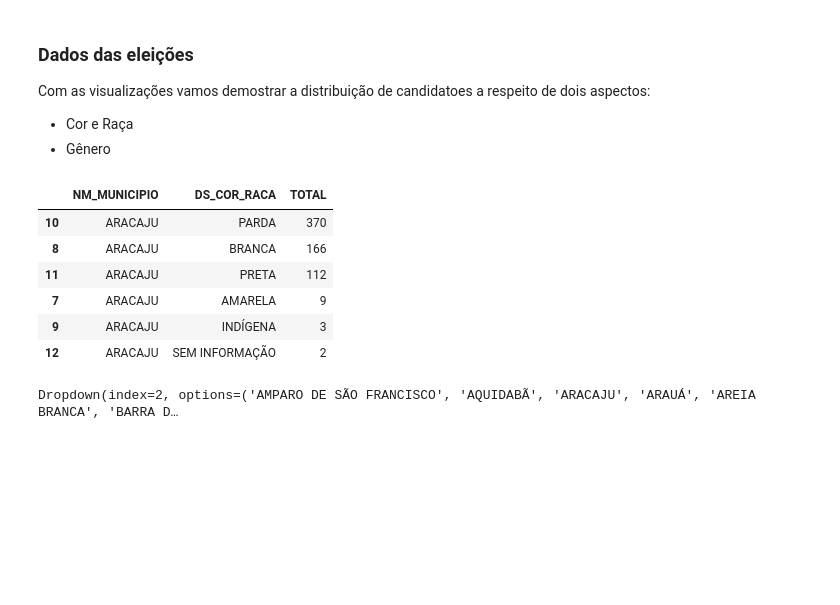
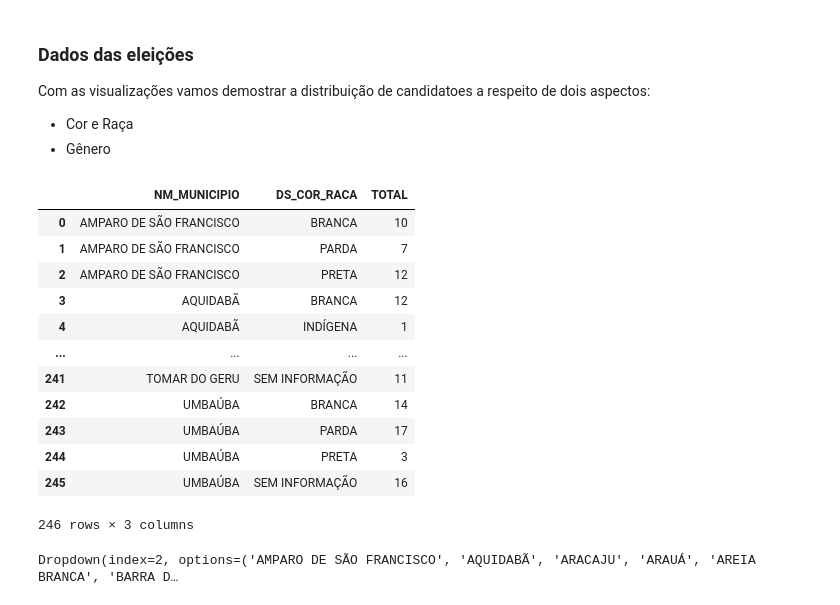
Before and after one commit to adolfoguimaraes/minicurso_dadosabertos, a Jupyter notebook: Material.ipynb, the cells around one changed output. Drawn from its saved outputs; the diff is of its cells as text; code cells hidden in the pictures; blank space fills up the shorter version.

```diff
--- a/Material.ipynb
+++ b/Material.ipynb
@@ -209,12 +213,12 @@ data_candidatos_query
 # %% [markdown]
 Com as duas tabelas, o próximo passo é juntar essas informações em um único dataframe para que eu tenha a informação completa de cada um dos candidatos.
 # %%
-data_final = data_votacao_query.merge(
+data_final_eleicoes = data_votacao_query.merge(
     data_candidatos_query,
     how='left',
     on=['SQ_CANDIDATO']
 )
-data_final
+data_final_eleicoes
 # %% [output]
 |  | SQ_CANDIDATO | NR_CANDIDATO_x | NM_CANDIDATO_x | NM_URNA_CANDIDATO | SG_PARTIDO | NM_MUNICIPIO | ... |
 | 0 | 260000637450 | 13500 | ITANAMARA GUEDES CAVALCANTE | ITANAMARA GUEDES | PT | NOSSA SENHORA DA GLÓRIA | ... |
@@ -230,12 +234,12 @@ data_final
 | 6076 | 260001274314 | 77077 | ELLYS DA SILVA MARQUES SANTANA | ELLYS DA SILVA | SOLIDARIEDADE | BARRA DOS COQUEIROS | ... |
 6077 rows × 17 columns
 # %%
-data_final = data_final[['SQ_CANDIDATO', 'NR_CANDIDATO_x', 'NM_CANDIDATO_x', 'NM_URNA_CANDIDATO',
+data_final_eleicoes = data_final_eleicoes[['SQ_CANDIDATO', 'NR_CANDIDATO_x', 'NM_CANDIDATO_x', 'NM_URNA_CANDIDATO',
        'SG_PARTIDO', 'NM_MUNICIPIO', 'QT_VOTOS_NOMINAIS',
        'DS_GENERO', 'DS_GRAU_INSTRUCAO', 'DS_ESTADO_CIVIL',
        'DS_COR_RACA', 'DS_OCUPACAO', 'ST_REELEICAO', 'DS_CARGO', 'DS_SIT_TOT_TURNO']]
-data_final = data_final.rename(columns={'NR_CANDIDATO_x': 'NR_CANDIDATO', 'NM_CANDIDATO_x': 'NM_CANDIDATO' })
-data_final
+data_final_eleicoes = data_final_eleicoes.rename(columns={'NR_CANDIDATO_x': 'NR_CANDIDATO', 'NM_CANDIDATO_x': 'NM_CANDIDATO' })
+data_final_eleicoes
 # %% [output]
 |  | SQ_CANDIDATO | NR_CANDIDATO | NM_CANDIDATO | NM_URNA_CANDIDATO | SG_PARTIDO | NM_MUNICIPIO | ... |
 | 0 | 260000637450 | 13500 | ITANAMARA GUEDES CAVALCANTE | ITANAMARA GUEDES | PT | NOSSA SENHORA DA GLÓRIA | ... |
@@ -529,9 +533,9 @@ for key in data_frames.keys():
   all_concat.append(data_temp)
 # %%
-data_final_eleicoes = pd.concat(all_concat, ignore_index=True)
-data_final_eleicoes = data_final_eleicoes[['ano','total']]
-data_final_eleicoes = data_final_eleicoes.sort_values(by=['ano'],ignore_index=True)
-data_final_eleicoes
+data_final_enem = pd.concat(all_concat, ignore_index=True)
+data_final_enem = data_final_enem[['ano','total']]
+data_final_enem = data_final_enem.sort_values(by=['ano'],ignore_index=True)
+data_final_enem
 # %% [output]
 |  | ano | total |
 | 0 | 2009 | 4148720 |
@@ -727,18 +731,23 @@ Com as visualizações vamos demostrar a distribuição de candidatoes a respeit
 * Cor e Raça
 * Gênero
 # %%
-data_ = data_final.groupby(by=['NM_MUNICIPIO','DS_COR_RACA']).agg({'SQ_CANDIDATO': 'count'})
-data_ = data_.reset_index()
-data_ = data_.rename(columns={'SQ_CANDIDATO': 'TOTAL'})
-data_ = data_.query("NM_MUNICIPIO == 'ARACAJU'").sort_values(by=['TOTAL'], ascending=False)
-data_
+data_eleicoes_graph = data_final_eleicoes.groupby(by=['NM_MUNICIPIO','DS_COR_RACA']).agg({'SQ_CANDIDATO': 'count'})
+data_eleicoes_graph = data_eleicoes_graph.reset_index()
+data_eleicoes_graph = data_eleicoes_graph.rename(columns={'SQ_CANDIDATO': 'TOTAL'})
+data_eleicoes_graph
 # %% [output]
 |  | NM_MUNICIPIO | DS_COR_RACA | TOTAL |
-| 10 | ARACAJU | PARDA | 370 |
-| 8 | ARACAJU | BRANCA | 166 |
-| 11 | ARACAJU | PRETA | 112 |
-| 7 | ARACAJU | AMARELA | 9 |
-| 9 | ARACAJU | INDÍGENA | 3 |
-| 12 | ARACAJU | SEM INFORMAÇÃO | 2 |
+| 0 | AMPARO DE SÃO FRANCISCO | BRANCA | 10 |
+| 1 | AMPARO DE SÃO FRANCISCO | PARDA | 7 |
+| 2 | AMPARO DE SÃO FRANCISCO | PRETA | 12 |
+| 3 | AQUIDABÃ | BRANCA | 12 |
+| 4 | AQUIDABÃ | INDÍGENA | 1 |
+| ... | ... | ... | ... |
+| 241 | TOMAR DO GERU | SEM INFORMAÇÃO | 11 |
+| 242 | UMBAÚBA | BRANCA | 14 |
+| 243 | UMBAÚBA | PARDA | 17 |
+| 244 | UMBAÚBA | PRETA | 3 |
+| 245 | UMBAÚBA | SEM INFORMAÇÃO | 16 |
+246 rows × 3 columns
 # %%
 
```
Also changed, not shown: parts of 14 cells of this notebook.
